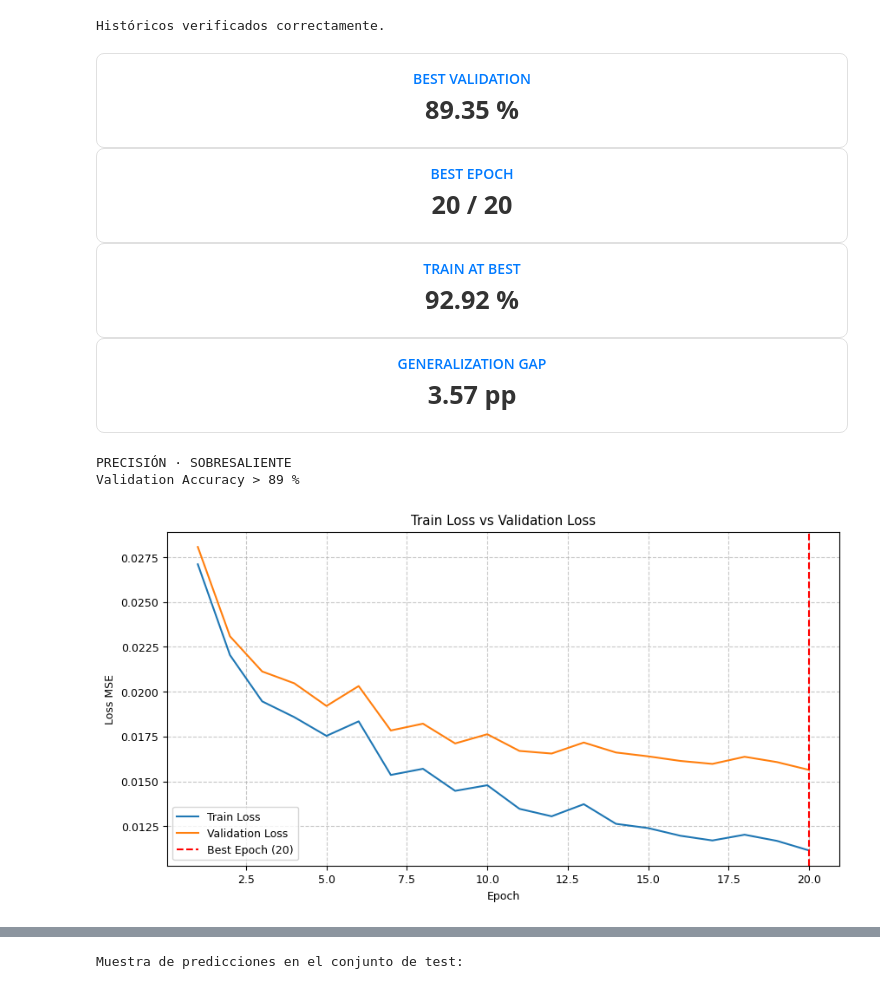
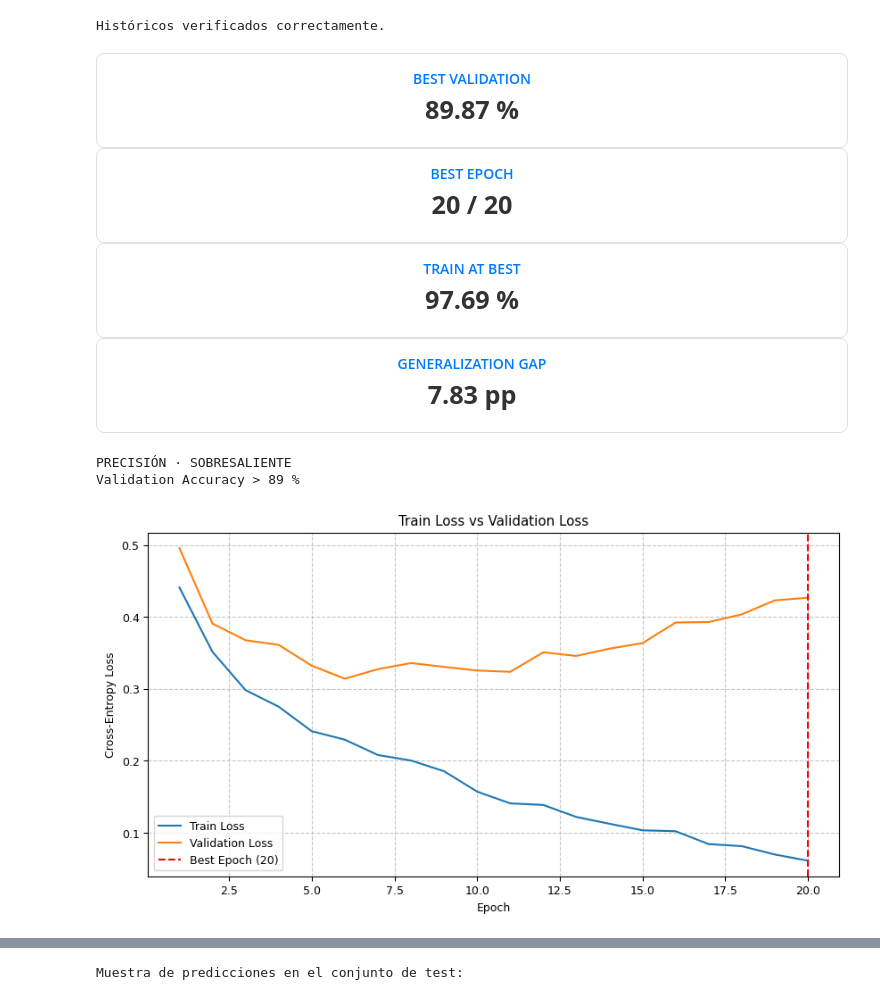
Before and after one commit to luisferojedat/claimai-policy-analyzer, a Jupyter notebook: Actividad1_MLP_LFOT1.ipynb, the cells around one changed output, grey strips where cells are left out. Cells and saved outputs as stored; diff of their text form; code cells hidden in the pictures.

```diff
--- a/Actividad1_MLP_LFOT1.ipynb
+++ b/Actividad1_MLP_LFOT1.ipynb
@@ -177,7 +178,8 @@ class MLP(nn.Module):
         self.layers.append(nn.Linear(hidden_sizes[-1], output_size))
 
         self.activation = nn.ReLU()
-        self.softmax = nn.Softmax(dim=1)
+        # La salida del modelo son logits. CrossEntropyLoss trabaja directamente con estos valores,
+        # (sin requerir Softmax explícito), ya que combina internamente LogSoftmax y la pérdida de log-verosimilitud negativa.
 
     def forward(self, x):
         # Flatten the image input
@@ -185,11 +187,10 @@ class MLP(nn.Module):
 
         for i, layer in enumerate(self.layers):
             x = layer(x)
-
-            if i < len(self.layers) - 1: # Apply ReLU to all but the last layer (output layer)
+            # Se aplica ReLU a todas las capas excepto a la última (capa de salida),
+            # que ahora producirá logits directamente.
+            if i < len(self.layers) - 1:
                 x = self.activation(x)
-            else: # Apply Softmax only to the output layer
-                x = self.softmax(x)
         return x
 # %%
 torch.manual_seed(42)
@@ -301,13 +301,11 @@ def train_one_epoch(model, loader, optimizer):
         optimizer.zero_grad()
         data = data.view(data.shape[0], 28 * 28) # Flatten image
         output = model(data)
-        target_onehot = F.one_hot(
-            target,
-            num_classes=10
-        ).float()
-        loss = F.mse_loss(
+        # Se usa CrossEntropyLoss, que espera logits del modelo
+        # y etiquetas enteras (no one-hot encoded).
+        loss = F.cross_entropy(
             output,
-            target_onehot
+            target
         )
         loss.backward()
         optimizer.step()
@@ -323,19 +321,20 @@ def evaluate(model, loader):
             target = target.to(device)
             data = data.view(data.shape[0], 28 * 28) # Flatten image
             output = model(data)
-            target_onehot = F.one_hot(
+            # Se usa CrossEntropyLoss para calcular la pérdida.
+            # La función espera logits y etiquetas enteras.
+            total_loss += F.cross_entropy(
+                output,
                 target,
-                num_classes=10
-            ).float()
-            total_loss += F.mse_loss(
-                output,
-                target_onehot,
                 reduction='sum'
             ).item()
-            pred = output.argmax(dim=1) # Get the index of the max log-probability
+            pred = output.argmax(dim=1) # Predicción: la clase correspondiente al logit con el valor más alto
             correct += (pred == target).sum().item()
 
-    total_loss /= len(loader.dataset) * 10 # IMPORTANT: multiply by 10 for avg loss per item
+    # La CrossEntropyLoss devuelve una pérdida media por muestra (si reduction='mean'),
+    # o una suma de pérdidas si reduction='sum').
+    # Si es 'sum', se divide por el número total de muestras para obtener la media.
+    total_loss /= len(loader.dataset)
     accuracy = 100.0 * correct / len(loader.dataset)
     errors = len(loader.dataset) - correct
     return total_loss, accuracy, errors
@@ -500,29 +499,29 @@ else:
     print("PRECISIÓN · MEJORABLE")
 # %% [output]
 BEST VALIDATION
-89.35 %
+89.87 %
 BEST EPOCH
 20 / 20
 TRAIN AT BEST
-92.92 %
+97.69 %
 GENERALIZATION GAP
-3.57 pp
+7.83 pp
 PRECISIÓN · SOBRESALIENTE
 Validation Accuracy > 89 %
 # %%
 # Gráfica 1: Train Loss vs Validation Loss
 plt.figure(figsize=(10, 5))
 plt.plot(range(1, epochs + 1), train_loss_history, label='Train Loss')
 plt.plot(range(1, epochs + 1), validation_loss_history, label='Validation Loss')
 plt.axvline(x=best_epoch, color='r', linestyle='--', label=f'Best Epoch ({best_epoch})')
 plt.title('Train Loss vs Validation Loss')
 plt.xlabel('Epoch')
-plt.ylabel('Loss MSE')
+plt.ylabel('Cross-Entropy Loss')
 plt.legend()
 plt.grid(True, linestyle='--', alpha=0.7)
 plt.show()
 # %% [output]
-[figure, old version]
+[figure, new version]
 # %%
 # Gráfica 2: Train Accuracy vs Validation Accuracy
 plt.figure(figsize=(10, 5))
```
Also changed, not shown: parts of 26 cells of this notebook.
